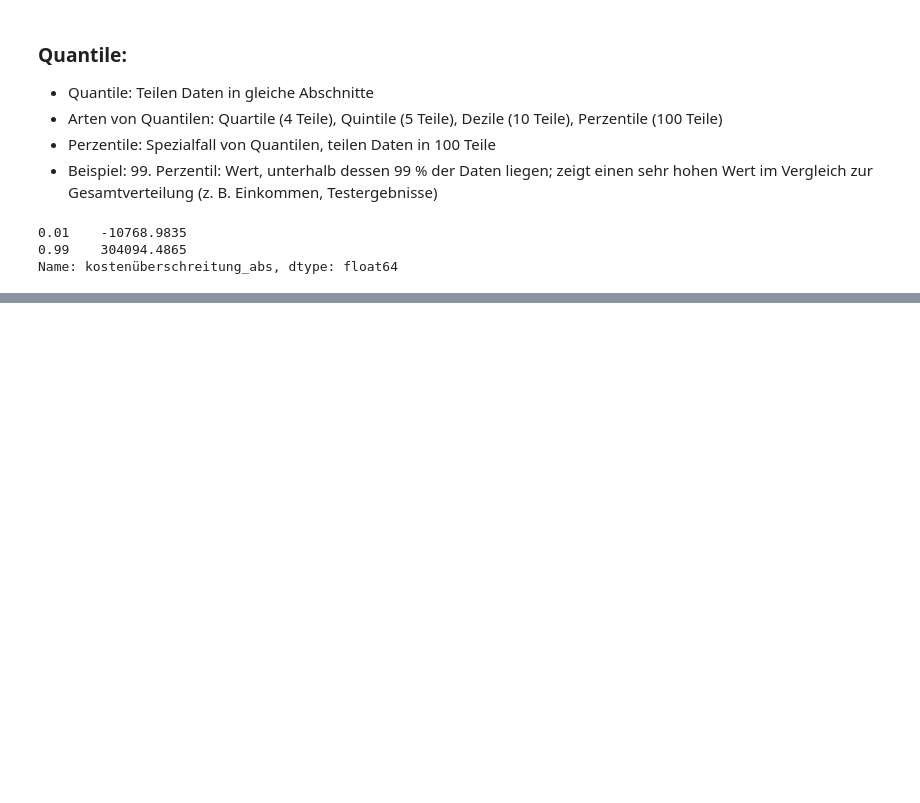
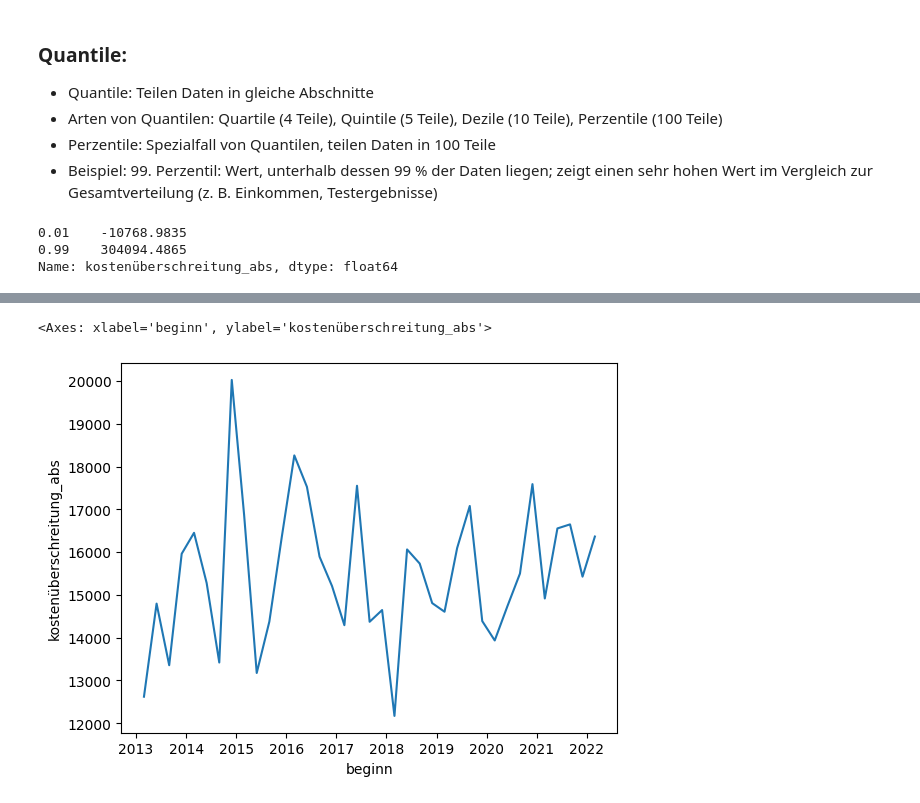
Before and after one commit to AliBenBali/DataScience, a Jupyter notebook: FallstudieConstruction.ipynb, the cells around one changed output, grey strips where cells are left out. Cells and saved outputs as stored; diff of their text form; code cells hidden in the pictures; blank space fills up the shorter version.

```diff
--- a/FallstudieConstruction.ipynb
+++ b/FallstudieConstruction.ipynb
@@ -501,0 +569,16 @@ df_neu = df.query("verzögerung_rel > @q1 and verzögerung_rel < @q99")
+# %%
+#Wir schreiben eine Funktion, die die Entfernung von Ausreißern für mehrere, beliebige Spalte ermöglicht. Die
+#Perzentile werden für jede Spalte auf Basis des ursprünglichen Datensatzes berechnet.
+
+def remove_outliers(df, cols, p_low=0.01, p_high=0.99):
+    # Calculate percentile cutoff values
+    cutoffs = df[cols].quantile([p_low, p_high])
+
+    # Remove outliers
+    for col in cols:
+        df = df.query(f"{col} > {cutoffs.loc[p_low, col]} and {col} < {cutoffs.loc[p_high, col]}")
+
+    return df
+
+cols = ["kostenüberschreitung_abs", "kostenüberschreitung_rel", "verzögerung_abs", "verzögerung_rel"]
+df = remove_outliers(df, cols)
@@ -501,0 +703,7 @@ df_neu = df.query("verzögerung_rel > @q1 and verzögerung_rel < @q99")
+# %%
+import seaborn as sns
+data = df.groupby(pd.Grouper(key="beginn", freq="3M")).agg({"kostenüberschreitung_abs": "median"})
+sns.lineplot(data=data, x="beginn", y="kostenüberschreitung_abs")
+# %% [output]
+<Axes: xlabel='beginn', ylabel='kostenüberschreitung_abs'>
+[figure, added]
```
Also changed, not shown: parts of 21 cells of this notebook.
